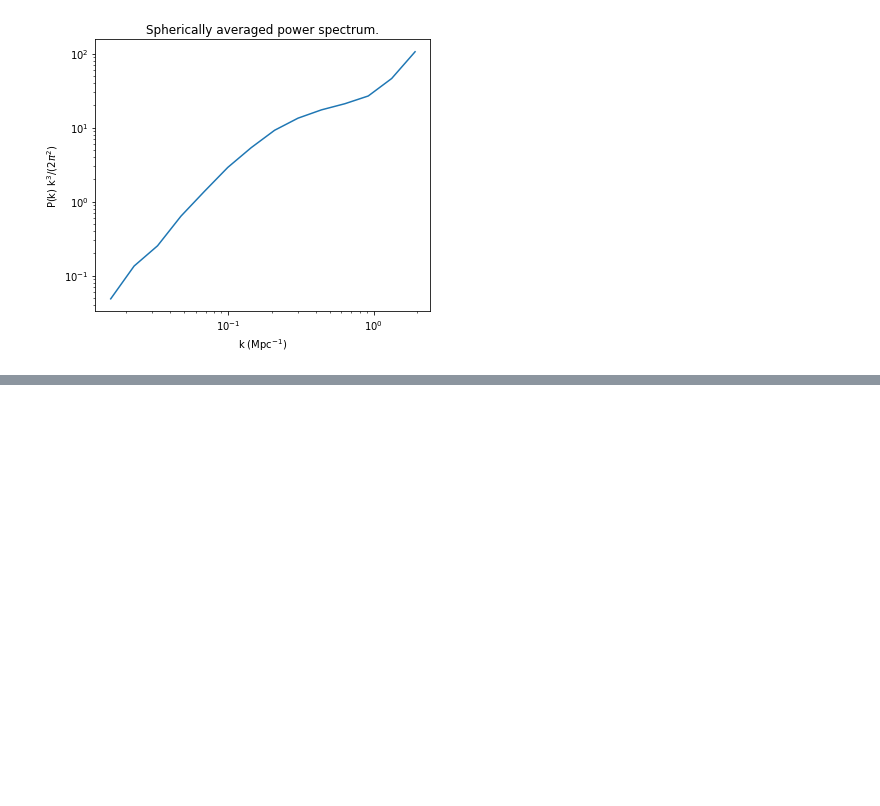
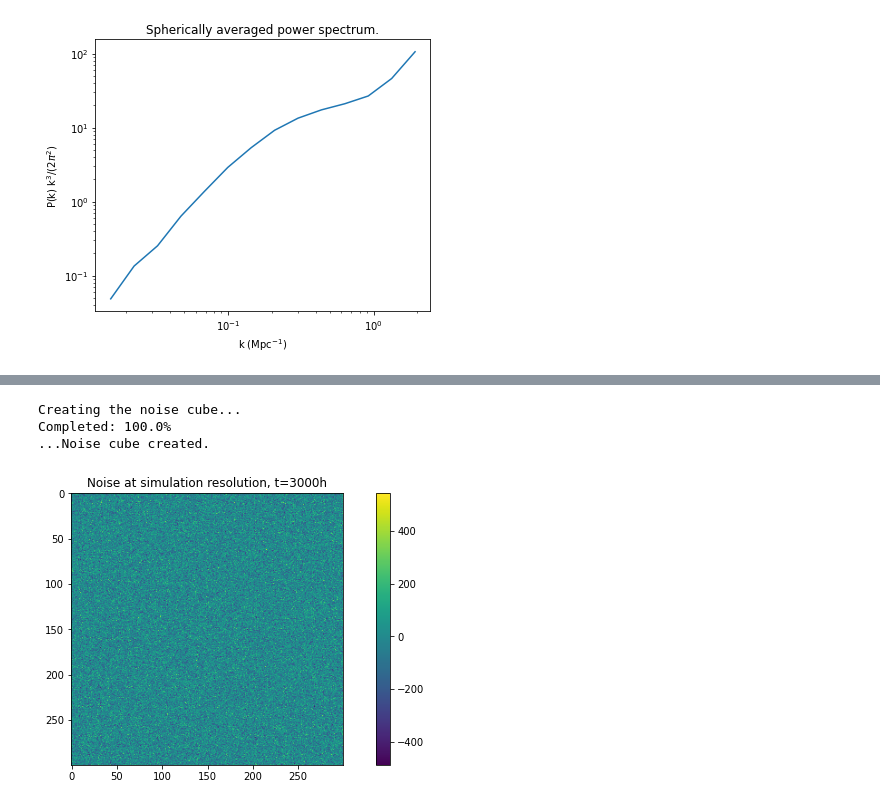
Before and after one commit to sambit-giri/tools21cm, a Jupyter notebook: docs/examples/read_write_plot.ipynb, the cells around one changed output, grey strips where cells are left out. Drawn from its saved outputs; the diff is of its cells as text; code cells hidden in the pictures; blank space fills up the shorter version.

```diff
--- a/docs/examples/read_write_plot.ipynb
+++ b/docs/examples/read_write_plot.ipynb
@@ -78,0 +100,16 @@ plt.show()
+# %%
+noise = t2c.noise_cube_coeval(dT.shape[0], 7.391, total_int_time=6., obs_time=3000, boxsize=500/.7, uv_map=uv)
+# %% [output]
+Creating the noise cube...
+Completed: 100.0%
+...Noise cube created.
+# %%
+plt.rcParams['figure.figsize'] = [12, 5]
+
+plt.title('Noise at simulation resolution, t=3000h')
+plt.imshow(noise[0,:,:])
+plt.colorbar()
+
+plt.show()
+# %% [output]
+[figure, added]
```
Also changed, not shown: parts of 5 cells of this notebook.
